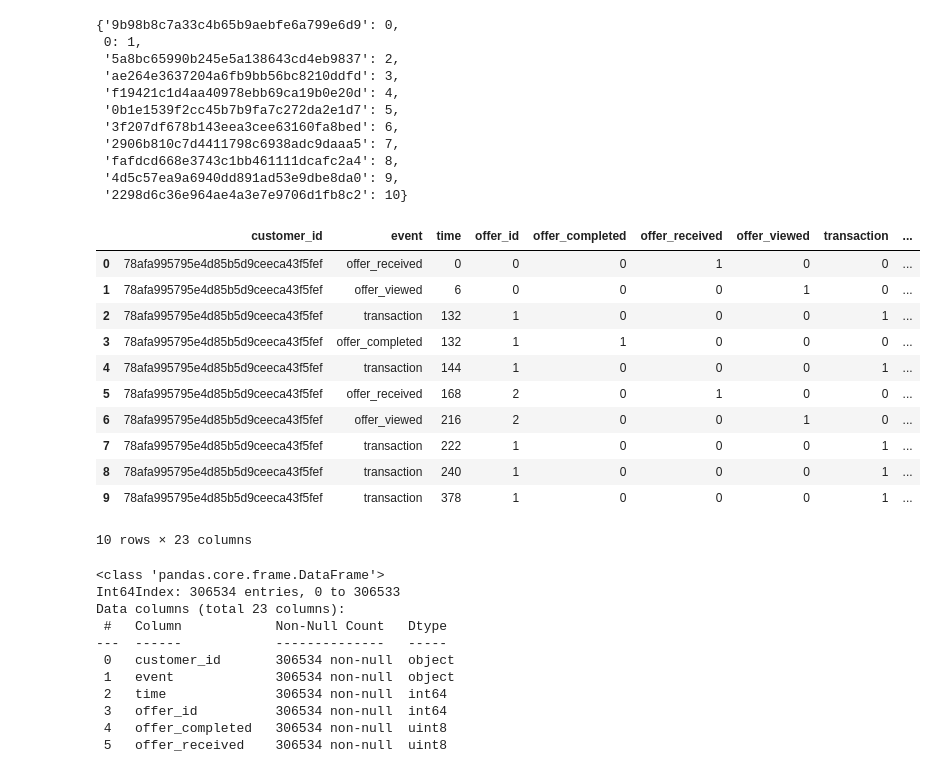
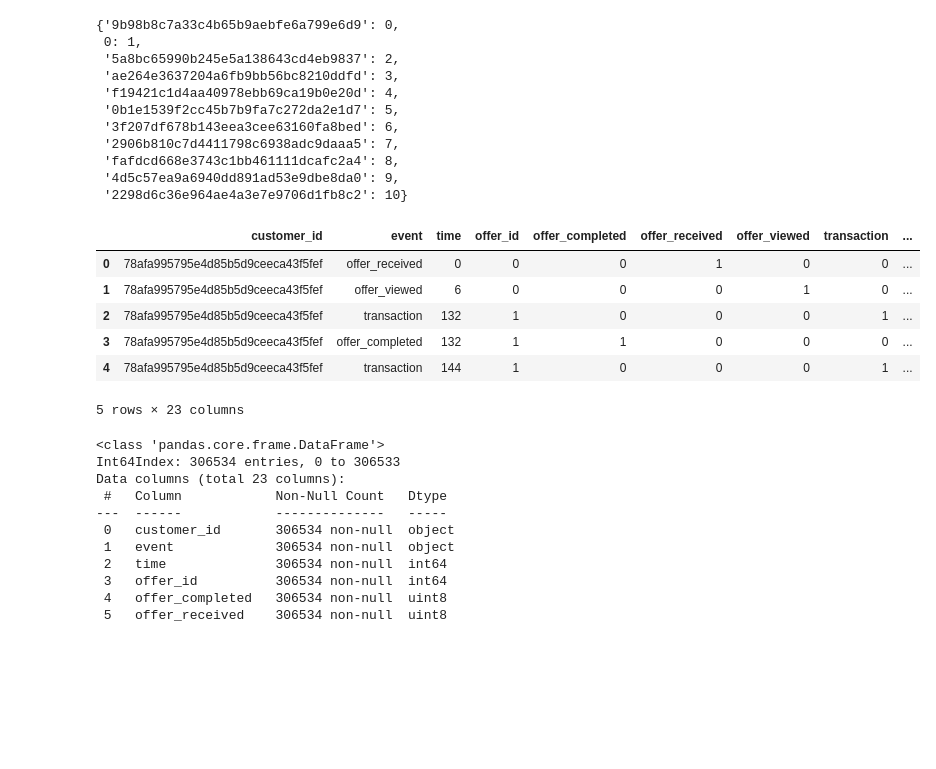
Before and after one commit to mirsadraee/Udacity_Data_Science_Projetcs, a Jupyter notebook: Project_04/Starbucks_Capstone_notebook.ipynb, the cells around one changed output. Drawn from its saved outputs; the diff is of its cells as text; code cells hidden in the pictures; blank space fills up the shorter version.

```diff
--- a/Project_04/Starbucks_Capstone_notebook.ipynb
+++ b/Project_04/Starbucks_Capstone_notebook.ipynb
@@ -354,20 +376,15 @@ offer_map
 # %%
 # mapping the offer_id to numeric values instead keeping as str in the dataframe
 df['offer_id'] = df['offer_id'].map(offer_map)
-df.head(10)
+df.head(5)
 # %% [output]
 |  | customer_id | event | time | offer_id | offer_completed | offer_received | offer_viewed | transaction | ... |
 | 0 | 78afa995795e4d85b5d9ceeca43f5fef | offer_received | 0 | 0 | 0 | 1 | 0 | 0 | ... |
 | 1 | 78afa995795e4d85b5d9ceeca43f5fef | offer_viewed | 6 | 0 | 0 | 0 | 1 | 0 | ... |
 | 2 | 78afa995795e4d85b5d9ceeca43f5fef | transaction | 132 | 1 | 0 | 0 | 0 | 1 | ... |
 | 3 | 78afa995795e4d85b5d9ceeca43f5fef | offer_completed | 132 | 1 | 1 | 0 | 0 | 0 | ... |
 | 4 | 78afa995795e4d85b5d9ceeca43f5fef | transaction | 144 | 1 | 0 | 0 | 0 | 1 | ... |
-| 5 | 78afa995795e4d85b5d9ceeca43f5fef | offer_received | 168 | 2 | 0 | 1 | 0 | 0 | ... |
-| 6 | 78afa995795e4d85b5d9ceeca43f5fef | offer_viewed | 216 | 2 | 0 | 0 | 1 | 0 | ... |
-| 7 | 78afa995795e4d85b5d9ceeca43f5fef | transaction | 222 | 1 | 0 | 0 | 0 | 1 | ... |
-| 8 | 78afa995795e4d85b5d9ceeca43f5fef | transaction | 240 | 1 | 0 | 0 | 0 | 1 | ... |
-| 9 | 78afa995795e4d85b5d9ceeca43f5fef | transaction | 378 | 1 | 0 | 0 | 0 | 1 | ... |
-10 rows × 23 columns
+5 rows × 23 columns
 # %%
 df.info()
 # %% [output]
```
Also changed, not shown: parts of 49 cells of this notebook, 1 other file.
